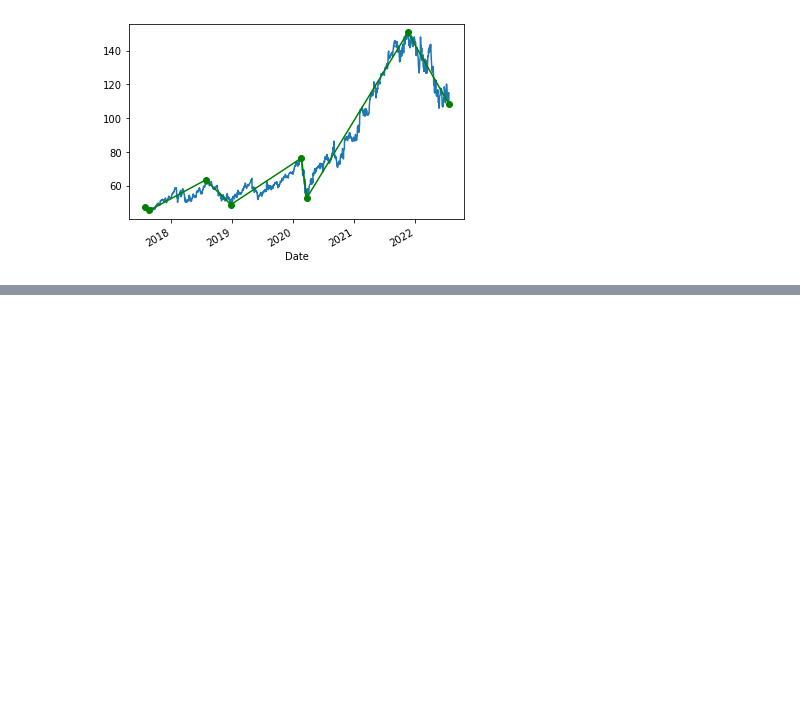
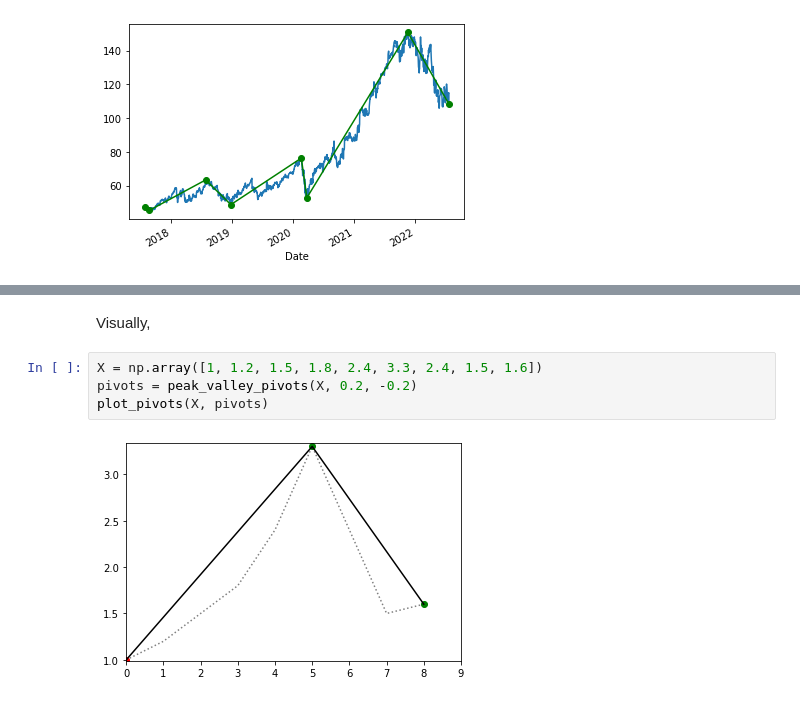
Before and after one commit to jbn/ZigZag, a Jupyter notebook: zigzag_demo.ipynb, the cells around one changed output, grey strips where cells are left out. Saved outputs shown, nothing was run; the diff lists cells and outputs as text; blank space fills up the shorter version.

```diff
--- a/zigzag_demo.ipynb
+++ b/zigzag_demo.ipynb
@@ -78,0 +95,8 @@ ts_pivots.plot(style='g-o');
+# %% [markdown]
+Visually,
+# %%
+X = np.array([1, 1.2, 1.5, 1.8, 2.4, 3.3, 2.4, 1.5, 1.6])
+pivots = peak_valley_pivots(X, 0.2, -0.2)
+plot_pivots(X, pivots)
+# %% [output]
+[figure, added]
```
Also changed, not shown: parts of 3 cells of this notebook, 1 other file.
